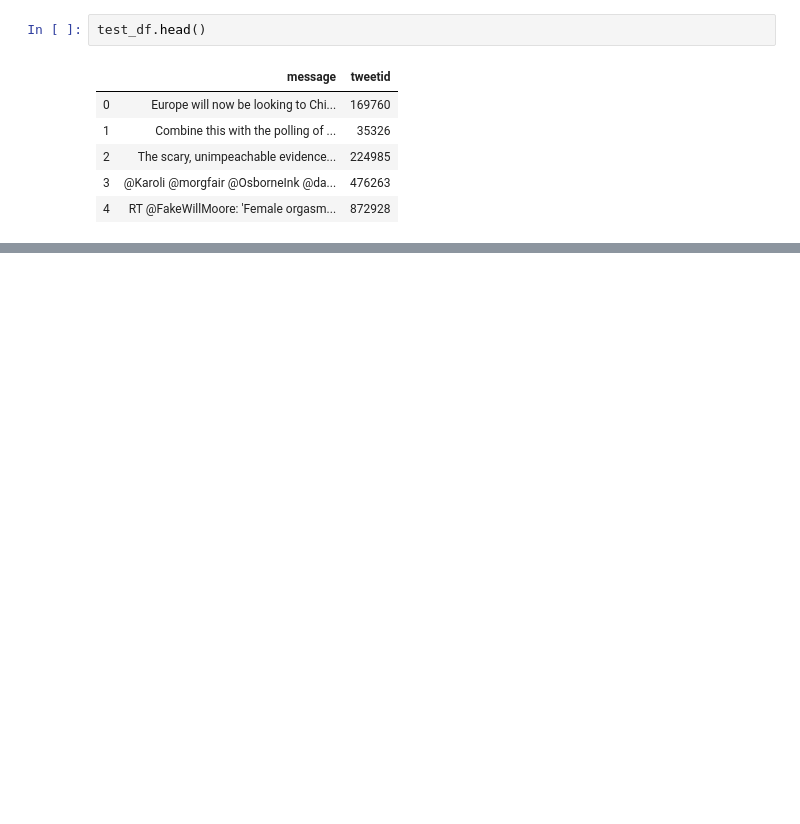
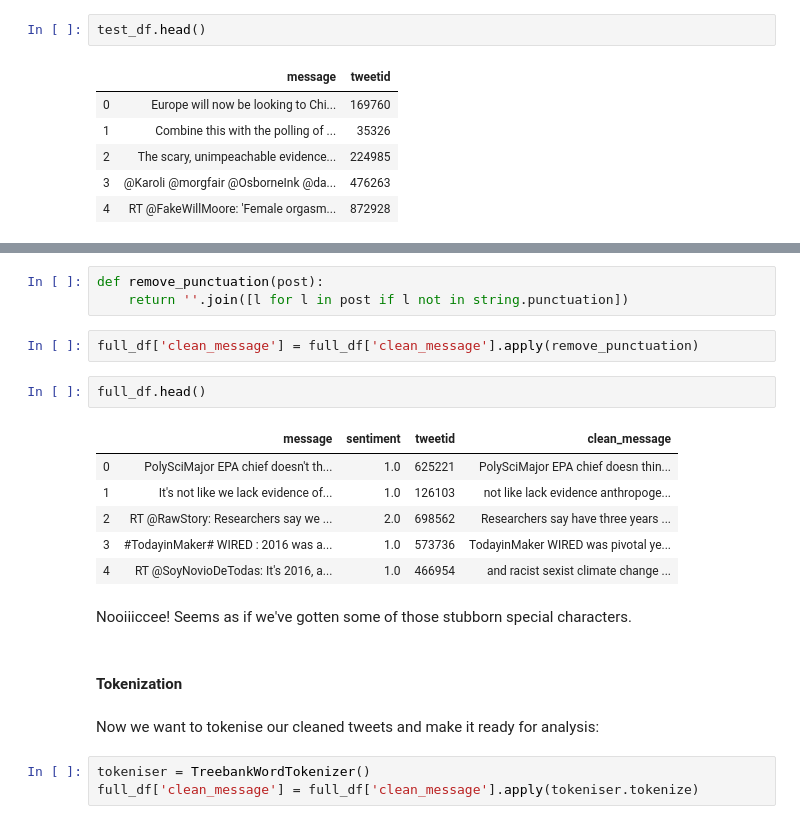
Before and after one commit to Mbongeni01/explore_kaggle_challenge, a Jupyter notebook: EDSA_Climate_Change.ipynb, the cells around one changed output, grey strips where cells are left out. Cells and saved outputs as stored; diff of their text form; blank space fills up the shorter version.

```diff
--- a/EDSA_Climate_Change.ipynb
+++ b/EDSA_Climate_Change.ipynb
@@ -184,0 +214,23 @@ Make the text readable for the model:
+# %%
+def remove_punctuation(post):
+    return ''.join([l for l in post if l not in string.punctuation])
+# %%
+full_df['clean_message'] = full_df['clean_message'].apply(remove_punctuation)
+# %%
+full_df.head()
+# %% [output]
+|  | message | sentiment | tweetid | clean_message |
+| 0 | PolySciMajor EPA chief doesn't th... | 1.0 | 625221 | PolySciMajor EPA chief doesn thin... |
+| 1 | It's not like we lack evidence of... | 1.0 | 126103 | not like lack evidence anthropoge... |
+| 2 | RT @RawStory: Researchers say we ... | 2.0 | 698562 | Researchers say have three years ... |
+| 3 | #TodayinMaker# WIRED : 2016 was a... | 1.0 | 573736 | TodayinMaker WIRED was pivotal ye... |
+| 4 | RT @SoyNovioDeTodas: It's 2016, a... | 1.0 | 466954 | and racist sexist climate change ... |
+# %% [markdown]
+Nooiiiccee! Seems as if we've gotten some of those stubborn special characters.
+# %% [markdown]
+#### Tokenization
+# %% [markdown]
+Now we want to tokenise our cleaned tweets and make it ready for analysis:
+# %%
+tokeniser = TreebankWordTokenizer()
+full_df['clean_message'] = full_df['clean_message'].apply(tokeniser.tokenize)
```
Also changed, not shown: parts of 75 cells of this notebook, 1 other file.
